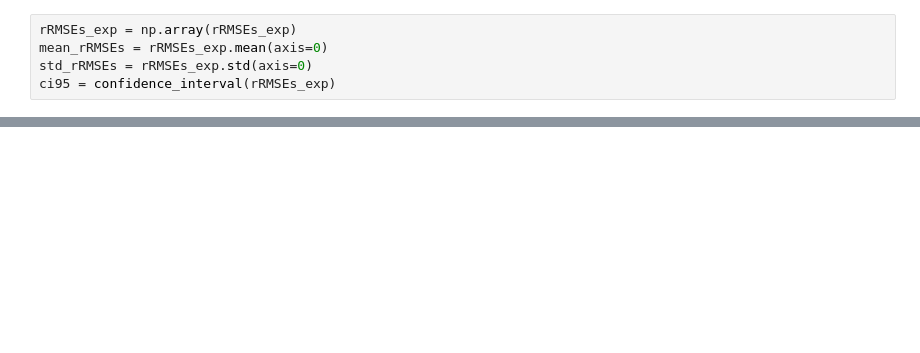
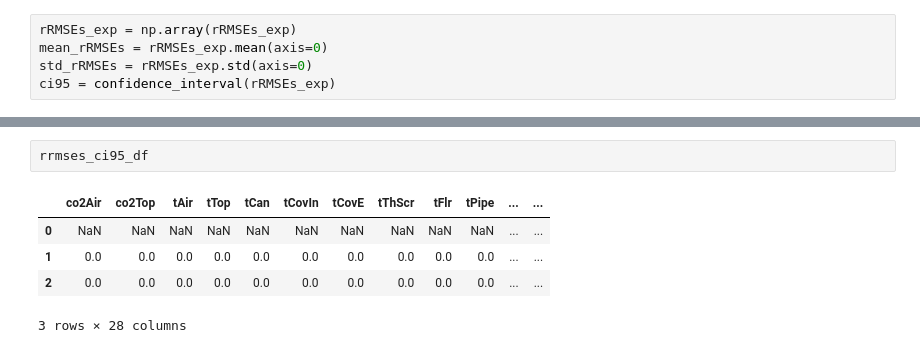
Before and after one commit to BartvLaatum/GreenLightGym, a Jupyter notebook: greenlight_gym/visualisations/pythonvsmatlab.ipynb, the cells around one changed output, grey strips where cells are left out. Drawn from its saved outputs; the diff is of its cells as text; blank space fills up the shorter version.

```diff
--- a/greenlight_gym/visualisations/pythonvsmatlab.ipynb
+++ b/greenlight_gym/visualisations/pythonvsmatlab.ipynb
@@ -179,0 +229,8 @@ plt.show()
+# %%
+rrmses_ci95_df
+# %% [output]
+|  | co2Air | co2Top | tAir | tTop | tCan | tCovIn | tCovE | tThScr | tFlr | tPipe | ... | ... |
+| 0 | NaN | NaN | NaN | NaN | NaN | NaN | NaN | NaN | NaN | NaN | ... | ... |
+| 1 | 0.0 | 0.0 | 0.0 | 0.0 | 0.0 | 0.0 | 0.0 | 0.0 | 0.0 | 0.0 | ... | ... |
+| 2 | 0.0 | 0.0 | 0.0 | 0.0 | 0.0 | 0.0 | 0.0 | 0.0 | 0.0 | 0.0 | ... | ... |
+3 rows × 28 columns
```
Also changed, not shown: parts of 10 cells of this notebook, 39 other files.
